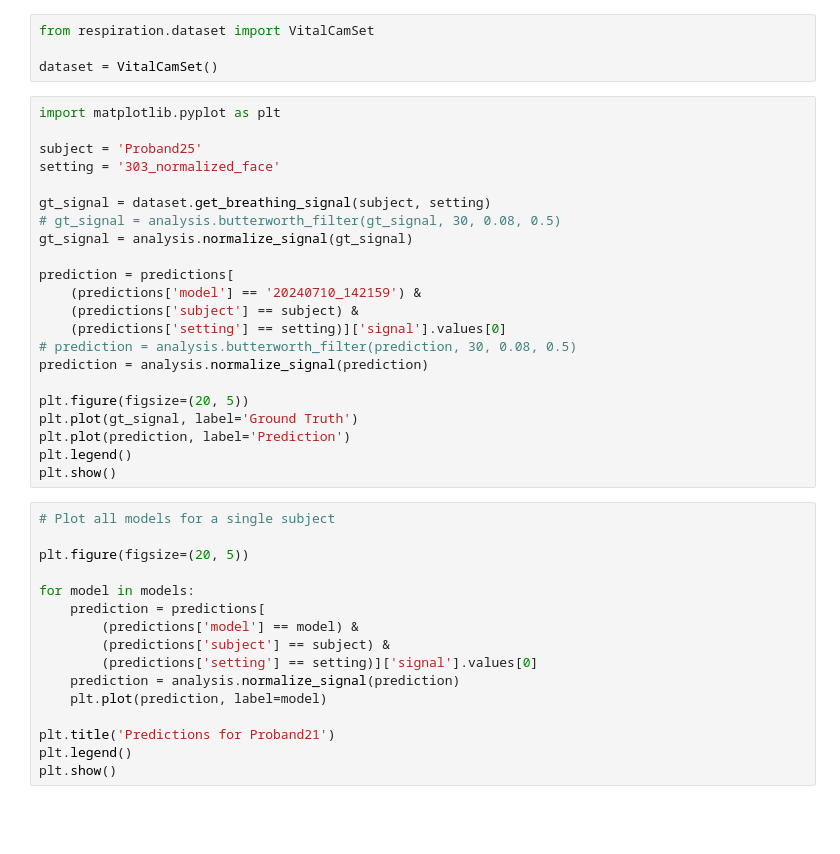
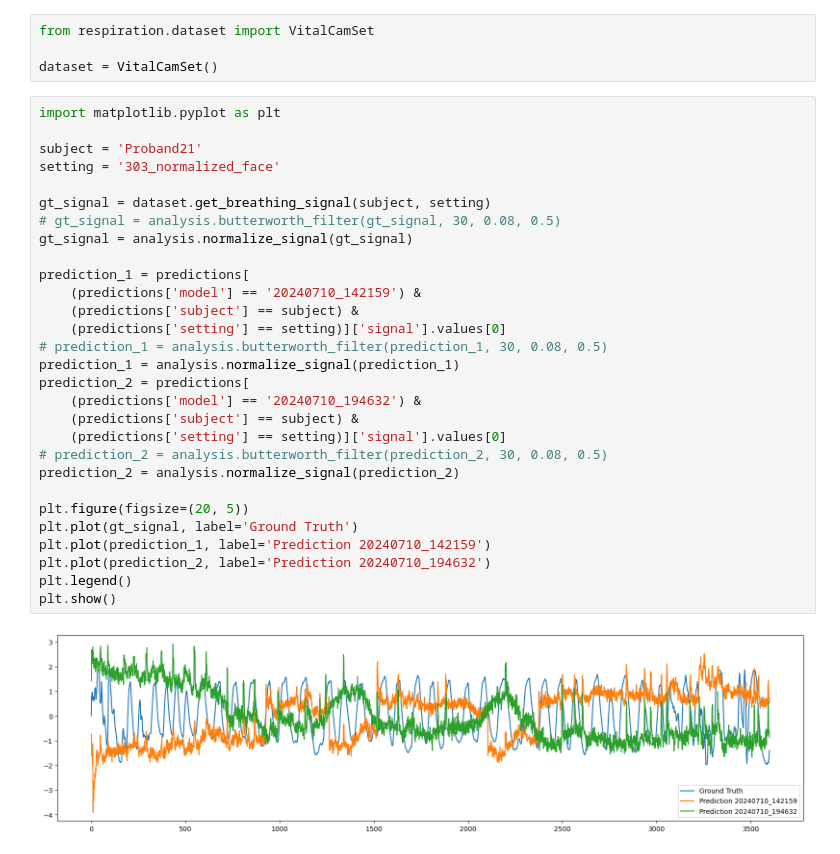
Before and after one commit to pzierahn/respiration, a Jupyter notebook: notebooks/03-Analysis/face_transfomer.ipynb, the cells around one changed output. Drawn from its saved outputs; the diff is of its cells as text; blank space fills up the shorter version.

```diff
--- a/notebooks/03-Analysis/face_transfomer.ipynb
+++ b/notebooks/03-Analysis/face_transfomer.ipynb
@@ -98,38 +109,31 @@ dataset = VitalCamSet()
 # %%
 import matplotlib.pyplot as plt
 
-subject = 'Proband25'
+subject = 'Proband21'
 setting = '303_normalized_face'
 
 gt_signal = dataset.get_breathing_signal(subject, setting)
 # gt_signal = analysis.butterworth_filter(gt_signal, 30, 0.08, 0.5)
 gt_signal = analysis.normalize_signal(gt_signal)
 
-prediction = predictions[
+prediction_1 = predictions[
     (predictions['model'] == '20240710_142159') &
     (predictions['subject'] == subject) &
     (predictions['setting'] == setting)]['signal'].values[0]
-# prediction = analysis.butterworth_filter(prediction, 30, 0.08, 0.5)
-prediction = analysis.normalize_signal(prediction)
+# prediction_1 = analysis.butterworth_filter(prediction_1, 30, 0.08, 0.5)
+prediction_1 = analysis.normalize_signal(prediction_1)
+prediction_2 = predictions[
+    (predictions['model'] == '20240710_194632') &
+    (predictions['subject'] == subject) &
+    (predictions['setting'] == setting)]['signal'].values[0]
+# prediction_2 = analysis.butterworth_filter(prediction_2, 30, 0.08, 0.5)
+prediction_2 = analysis.normalize_signal(prediction_2)
 
 plt.figure(figsize=(20, 5))
 plt.plot(gt_signal, label='Ground Truth')
-plt.plot(prediction, label='Prediction')
+plt.plot(prediction_1, label='Prediction 20240710_142159')
+plt.plot(prediction_2, label='Prediction 20240710_194632')
 plt.legend()
 plt.show()
+# %% [output]
+[figure, added]
-# %%
-# Plot all models for a single subject
-
-plt.figure(figsize=(20, 5))
-
-for model in models:
-    prediction = predictions[
-        (predictions['model'] == model) &
-        (predictions['subject'] == subject) &
-        (predictions['setting'] == setting)]['signal'].values[0]
-    prediction = analysis.normalize_signal(prediction)
-    plt.plot(prediction, label=model)
-
-plt.title('Predictions for Proband21')
-plt.legend()
-plt.show()
```
Also changed, not shown: parts of 14 cells of this notebook.
